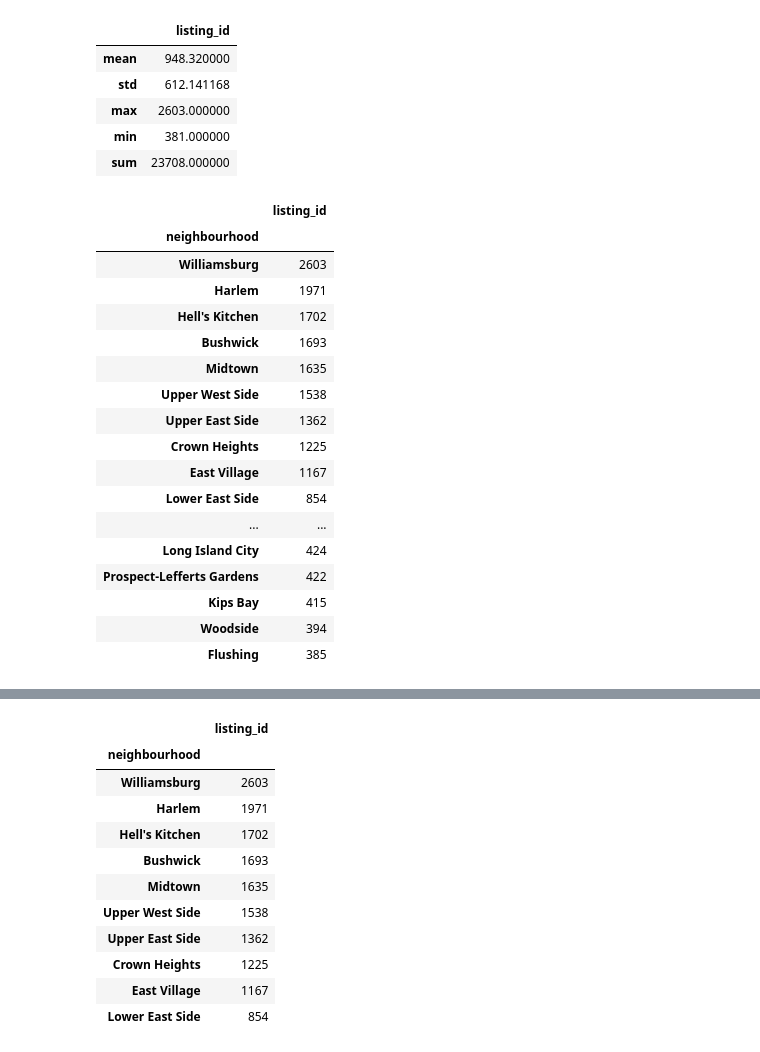
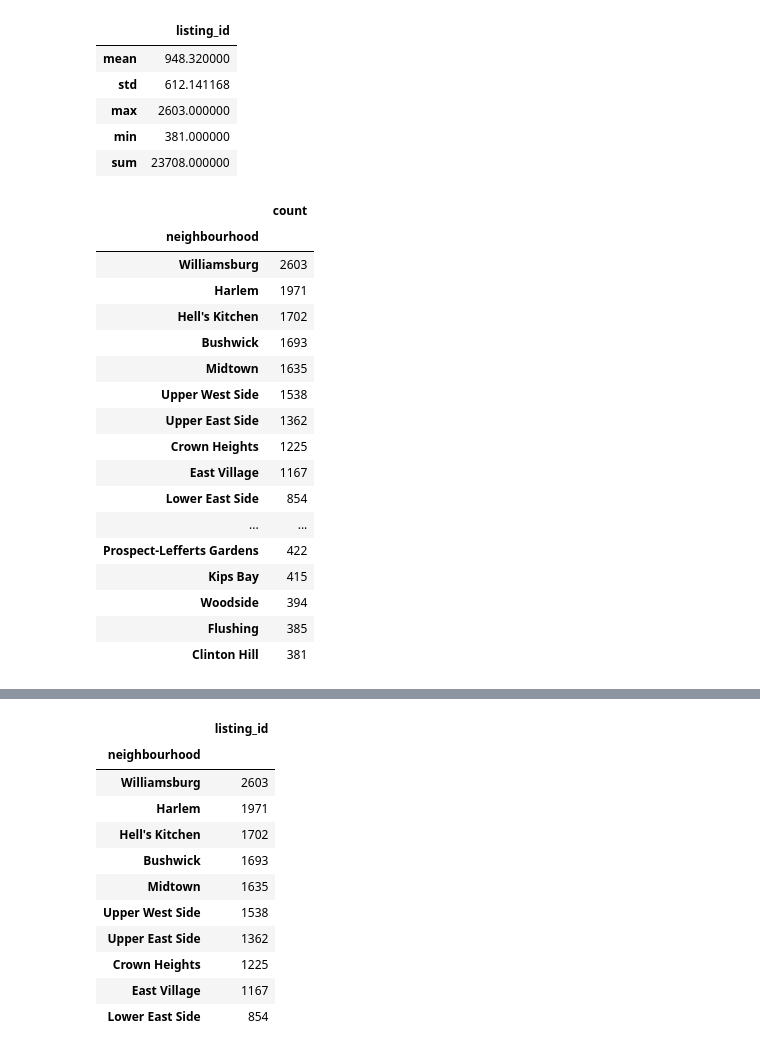
Before and after one commit to mb3005/NYC-Airbnbs, a Jupyter notebook: Python Project 1 - Airbnbs in NYC.ipynb, the cells around one changed output, grey strips where cells are left out. Cells and saved outputs as stored; diff of their text form; code cells hidden in the pictures.

```diff
--- a/Python Project 1 - Airbnbs in NYC.ipynb
+++ b/Python Project 1 - Airbnbs in NYC.ipynb
@@ -294,24 +334,25 @@ top_25_stats
 | max | 2603.000000 |
 | min | 381.000000 |
 | sum | 23708.000000 |
-# %%
-top_25_nbhd
-# %% [output]
-|  | listing_id |
-| neighbourhood |  |
-| Williamsburg | 2603 |
-| Harlem | 1971 |
-| Hell's Kitchen | 1702 |
-| Bushwick | 1693 |
-| Midtown | 1635 |
-| Upper West Side | 1538 |
-| Upper East Side | 1362 |
-| Crown Heights | 1225 |
-| East Village | 1167 |
-| Lower East Side | 854 |
-| ... | ... |
-| Long Island City | 424 |
-| Prospect-Lefferts Gardens | 422 |
-| Kips Bay | 415 |
-| Woodside | 394 |
-| Flushing | 385 |
+# %%
+top_25_nbhd = top_25_nbhd.rename(columns={"hood":"neighbourhood","listing_id":"count"})
+top_25_nbhd.set_index("neighbourhood")
+# %% [output]
+|  | count |
+| neighbourhood |  |
+| Williamsburg | 2603 |
+| Harlem | 1971 |
+| Hell's Kitchen | 1702 |
+| Bushwick | 1693 |
+| Midtown | 1635 |
+| Upper West Side | 1538 |
+| Upper East Side | 1362 |
+| Crown Heights | 1225 |
+| East Village | 1167 |
+| Lower East Side | 854 |
+| ... | ... |
+| Prospect-Lefferts Gardens | 422 |
+| Kips Bay | 415 |
+| Woodside | 394 |
+| Flushing | 385 |
+| Clinton Hill | 381 |
```
Also changed, not shown: parts of 10 cells of this notebook, 1 other file.
